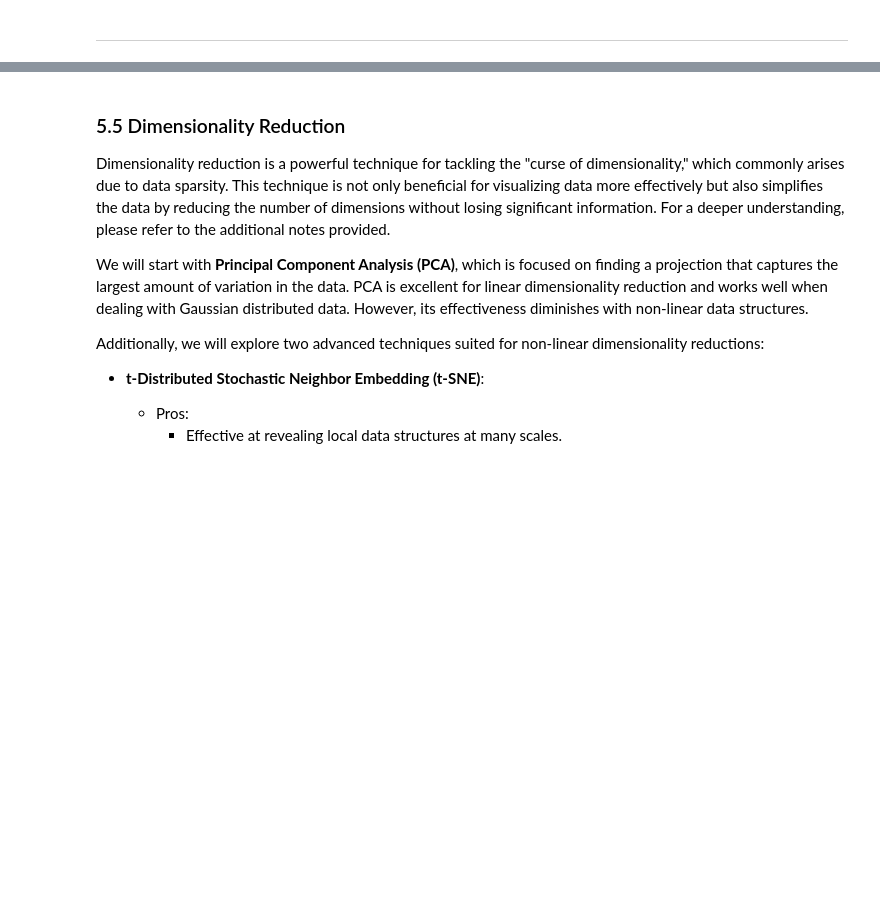
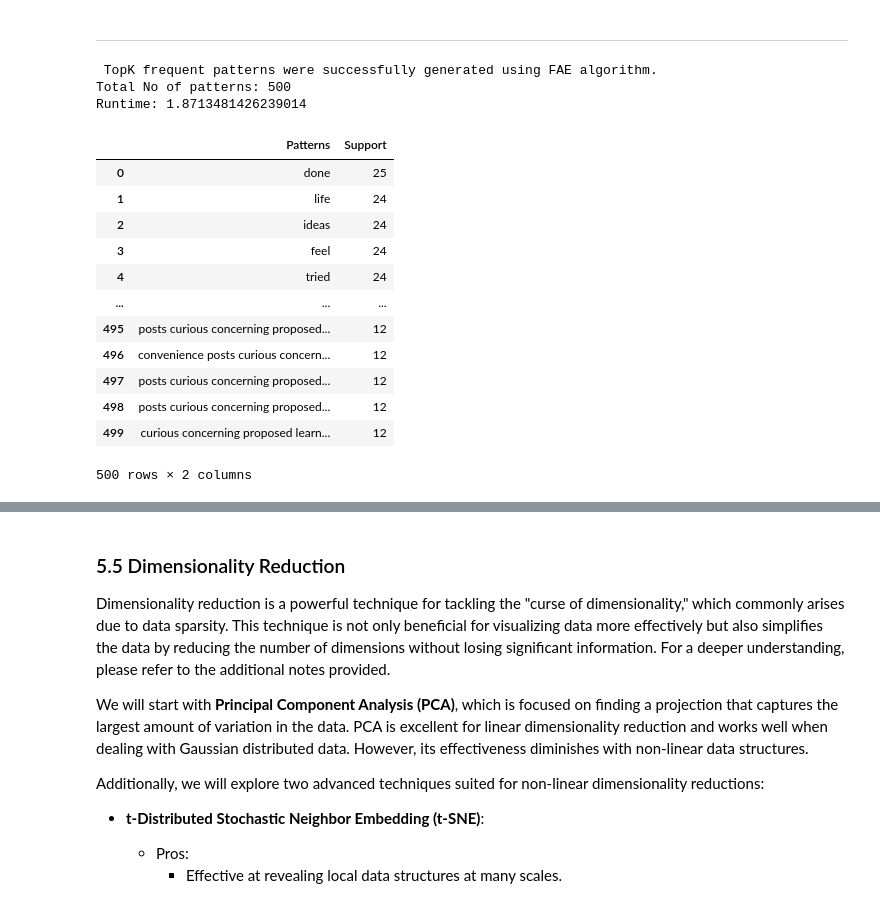
Before and after one commit to chiajungchang2003/DM2025-Lab1-Exercise, a Jupyter notebook: DM2025-Lab1-Master.ipynb, the cells around one changed output, grey strips where cells are left out. Cells and saved outputs as stored; diff of their text form; code cells hidden in the pictures; blank space fills up the shorter version.

```diff
--- a/DM2025-Lab1-Master.ipynb
+++ b/DM2025-Lab1-Master.ipynb
@@ -1977,2 +1975,30 @@ Implement the FAE Top-K and MaxFPGrowth algorithms from the PAMI library to anal
+# %%
+from PAMI.frequentPattern.topk import FAE as algo1
+from PAMI.frequentPattern.maximal import MaxFPGrowth as algo2
+FILE = "td_freq_db_comp_graphics.csv"
 # %% [markdown]
 ---
+# %%
+obj = algo1.FAE(iFile=FILE, k= 500, sep='\t')
+obj.mine()
+frequentPatternsDF= obj.getPatternsAsDataFrame()
+print('Total No of patterns: ' + str(len(frequentPatternsDF)))
+print('Runtime: ' + str(obj.getRuntime()))
+frequentPatternsDF
+# %% [output]
+ TopK frequent patterns were successfully generated using FAE algorithm.
+Total No of patterns: 500
+Runtime: 1.8713481426239014
+|  | Patterns | Support |
+| 0 | done | 25 |
+| 1 | life | 24 |
+| 2 | ideas | 24 |
+| 3 | feel | 24 |
+| 4 | tried | 24 |
+| ... | ... | ... |
+| 495 | posts curious concerning proposed... | 12 |
+| 496 | convenience posts curious concern... | 12 |
+| 497 | posts curious concerning proposed... | 12 |
+| 498 | posts curious concerning proposed... | 12 |
+| 499 | curious concerning proposed learn... | 12 |
+500 rows × 2 columns
```
Also changed, not shown: parts of 7 cells of this notebook.
